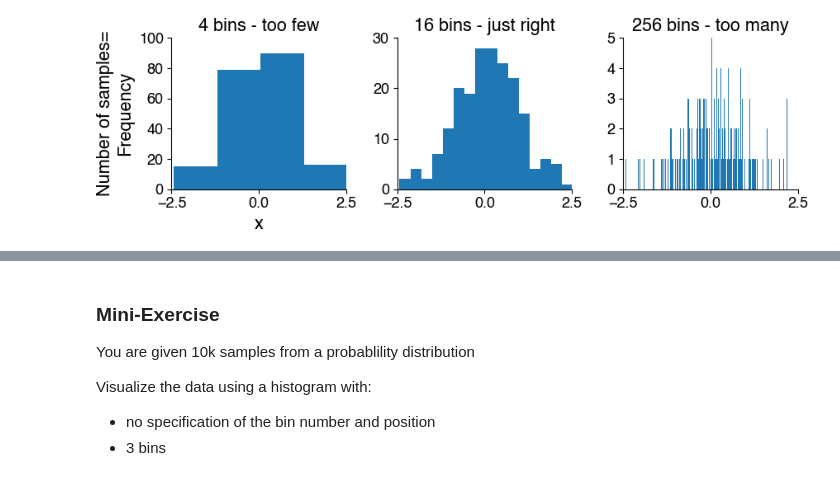
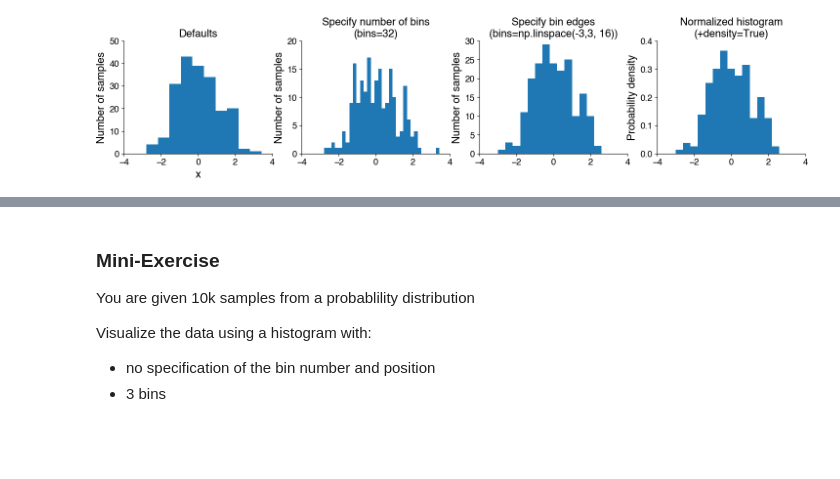
Before and after one commit to janclemenslab/neu715, a Jupyter notebook: docs/_sources/lectures/lecture 5/5.01_probabilities.ipynb, the cells around one changed output, grey strips where cells are left out. Cells and saved outputs as stored; diff of their text form; code cells hidden in the pictures; blank space fills up the shorter version.

```diff
--- a/docs/_sources/lectures/lecture 5/5.01_probabilities.ipynb
+++ b/docs/_sources/lectures/lecture 5/5.01_probabilities.ipynb
@@ -9,7 +9,7 @@ import numpy as np
 import scipy
 import matplotlib.pyplot as plt
 
-# plt.style.use('ncb.mplstyle')
+plt.style.use('ncb.mplstyle')
 # %% [markdown]
 # Probability distributions
 Experimental measurements help to draw general conclusions and to derive rules from the investigated interactions of parameters and measured features:
@@ -25,27 +51,29 @@ Histograms show how many of the measured feature values occurred in defined, con
 # %%
-# HIDE
-np.random.seed(1)  # for reproducibility
 x = np.random.randn((200))  # generate 200 random numbers with standard normal distribion (mean 0, std 1)
 
 # different ways of plotting histograms
-plt.figure(figsize=(9, 3))
-ax = plt.subplot(131)
-plt.hist(x, bins=4)
-plt.ylabel('Number of samples=\nFrequency')
+plt.figure(figsize=(18, 3))
+plt.subplot(141)
+plt.hist(x)
+plt.ylabel('Number of samples')
 plt.xlabel('x')
-plt.title('4 bins - too few')
-plt.xlim(-2.5, 2.5)
+plt.title('Defaults')
 
-plt.subplot(132, sharex=ax)
-plt.hist(x, bins=16)
-plt.title('16 bins - just right')
+plt.subplot(142)
+plt.hist(x, bins=32)
+plt.ylabel('Number of samples')
+plt.title('Specify number of bins\n(bins=32)')
 
-plt.subplot(133, sharex=ax)
-plt.hist(x, bins=256)
-plt.title('256 bins - too many')
+plt.subplot(143)
+plt.hist(x, bins=np.linspace(-3,3, 16))  #np.linspace(-3, 3, 64))
+plt.ylabel('Number of samples')
+plt.title('Specify bin edges\n(bins=np.linspace(-3,3, 16))')
 
-plt.tight_layout()
-plt.savefig('fig/5.01_probabilities1.png')
+plt.subplot(144)
+plt.hist(x, bins=np.linspace(-3, 3, 16), density=True)
+plt.ylabel('Probability density')
+plt.title('Normalized histogram\n(+density=True)')
+
 plt.show()
 # %% [output]
-[figure, old version]
+[figure, new version]
```
Also changed, not shown: parts of 16 cells of this notebook, 10 other files.
